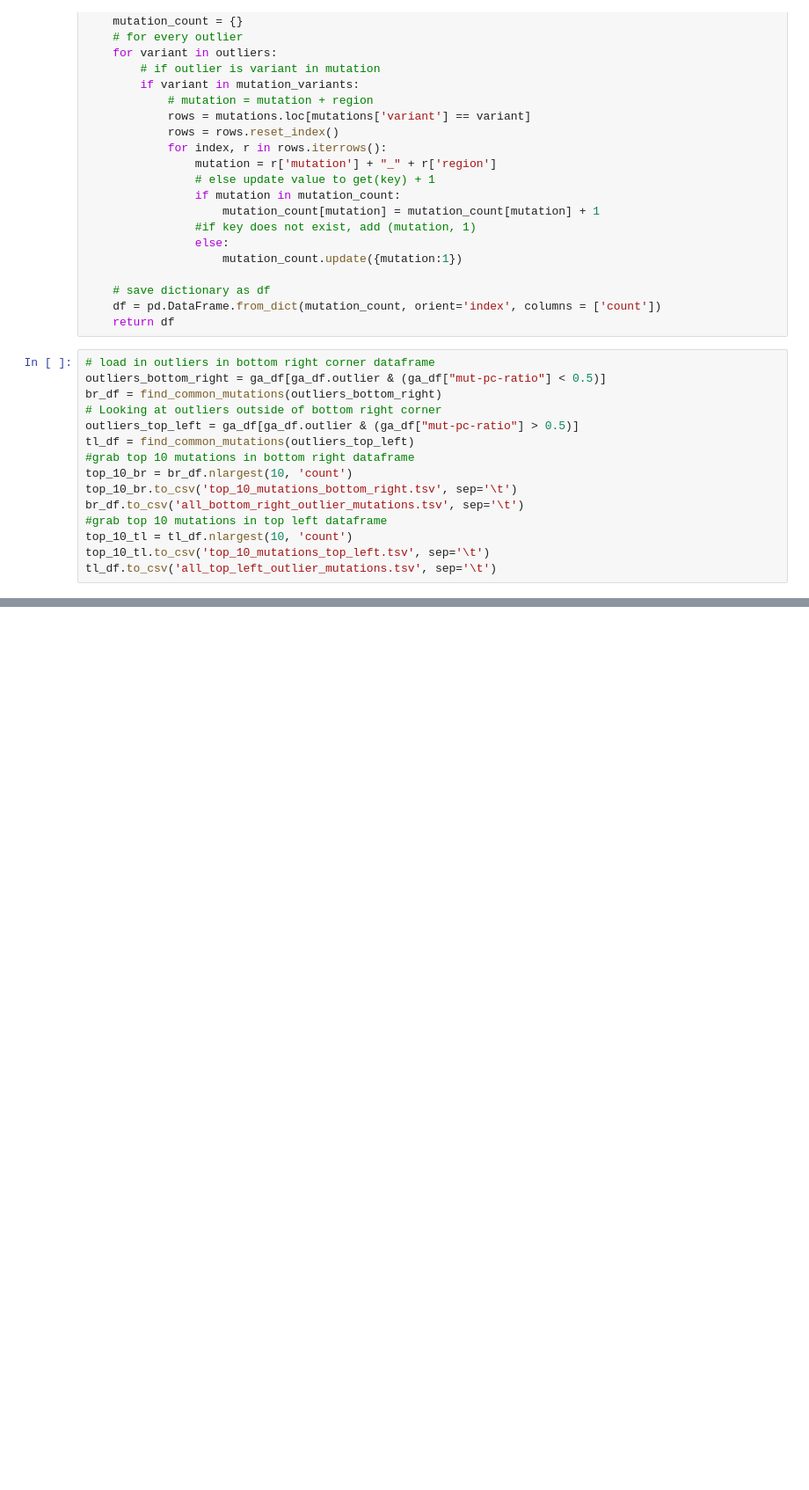
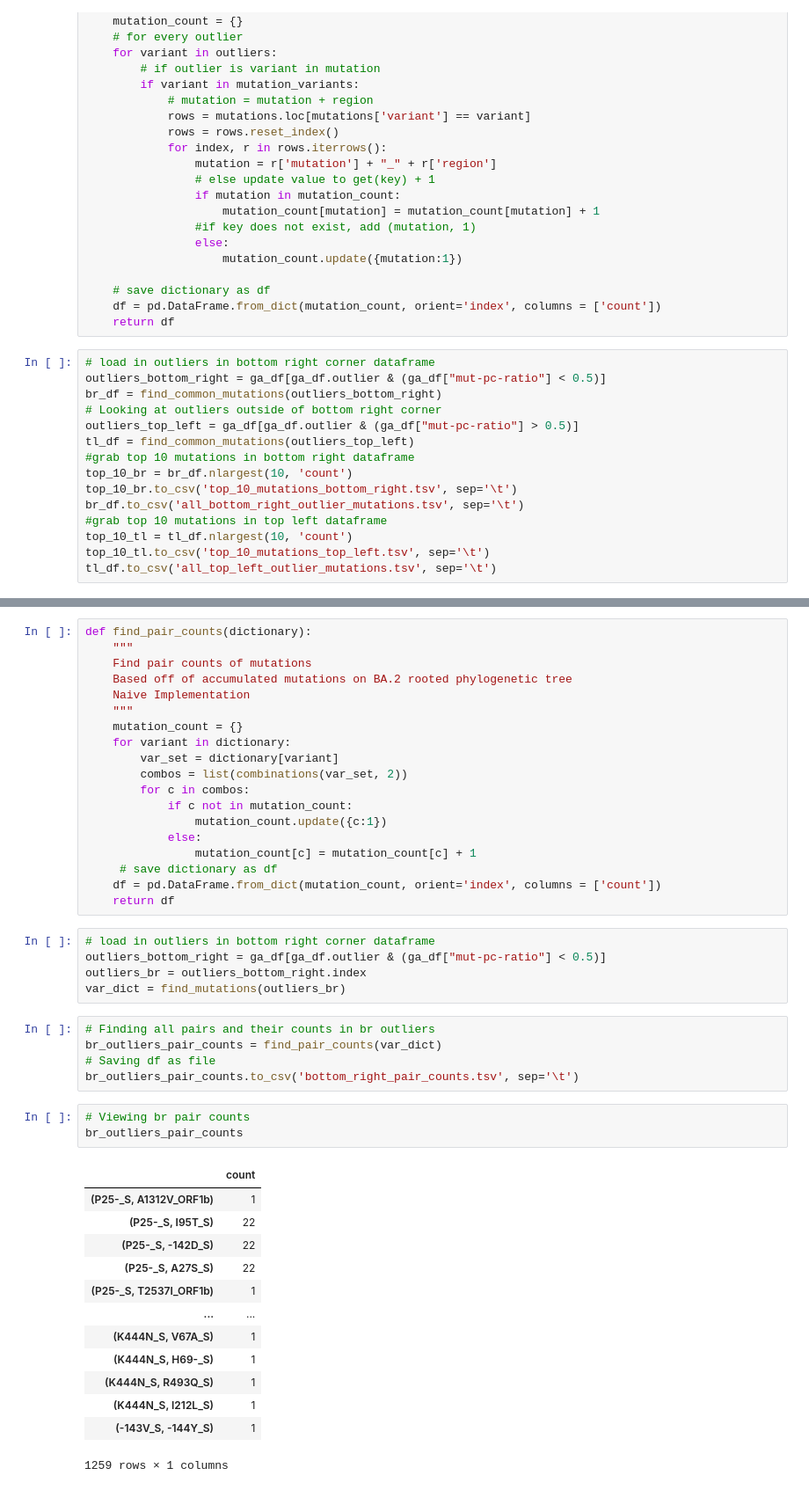
Before and after one commit to blab/sars2-epistasis-modeling, a Jupyter notebook: mutations-by-variant/model-comparison-and-outliers.ipynb, the cells around one changed output, grey strips where cells are left out. Shown at 88% size. Drawn from its saved outputs; the diff is of its cells as text; blank space fills up the shorter version.

Commit message:
found pairs for bottom right outliers

```diff
--- a/mutations-by-variant/model-comparison-and-outliers.ipynb
+++ b/mutations-by-variant/model-comparison-and-outliers.ipynb
@@ -220,0 +250,46 @@ tl_df.to_csv('all_top_left_outlier_mutations.tsv', sep='\t')
+# %%
+def find_pair_counts(dictionary):
+    """
+    Find pair counts of mutations
+    Based off of accumulated mutations on BA.2 rooted phylogenetic tree
+    Naive Implementation
+    """
+    mutation_count = {}
+    for variant in dictionary:
+        var_set = dictionary[variant]
+        combos = list(combinations(var_set, 2))
+        for c in combos:
+            if c not in mutation_count:
+                mutation_count.update({c:1})
+            else:
+                mutation_count[c] = mutation_count[c] + 1
+     # save dictionary as df
+    df = pd.DataFrame.from_dict(mutation_count, orient='index', columns = ['count'])
+    return df
+# %%
+# load in outliers in bottom right corner dataframe
+outliers_bottom_right = ga_df[ga_df.outlier & (ga_df["mut-pc-ratio"] < 0.5)]
+outliers_br = outliers_bottom_right.index
+var_dict = find_mutations(outliers_br)
+# %%
+# Finding all pairs and their counts in br outliers
+br_outliers_pair_counts = find_pair_counts(var_dict)
+# Saving df as file
+br_outliers_pair_counts.to_csv('bottom_right_pair_counts.tsv', sep='\t')
+# %%
+# Viewing br pair counts
+br_outliers_pair_counts
+# %% [output]
+|  | count |
+| (P25-_S, A1312V_ORF1b) | 1 |
+| (P25-_S, I95T_S) | 22 |
+| (P25-_S, -142D_S) | 22 |
+| (P25-_S, A27S_S) | 22 |
+| (P25-_S, T2537I_ORF1b) | 1 |
+| ... | ... |
+| (K444N_S, V67A_S) | 1 |
+| (K444N_S, H69-_S) | 1 |
+| (K444N_S, R493Q_S) | 1 |
+| (K444N_S, I212L_S) | 1 |
+| (-143V_S, -144Y_S) | 1 |
+1259 rows × 1 columns
```
Also changed, not shown: parts of 5 cells of this notebook, 1 other file.
